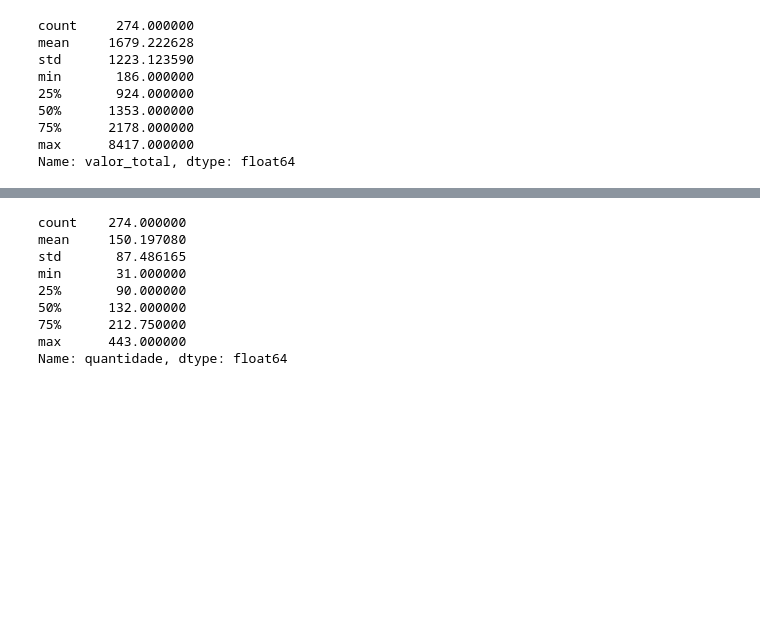
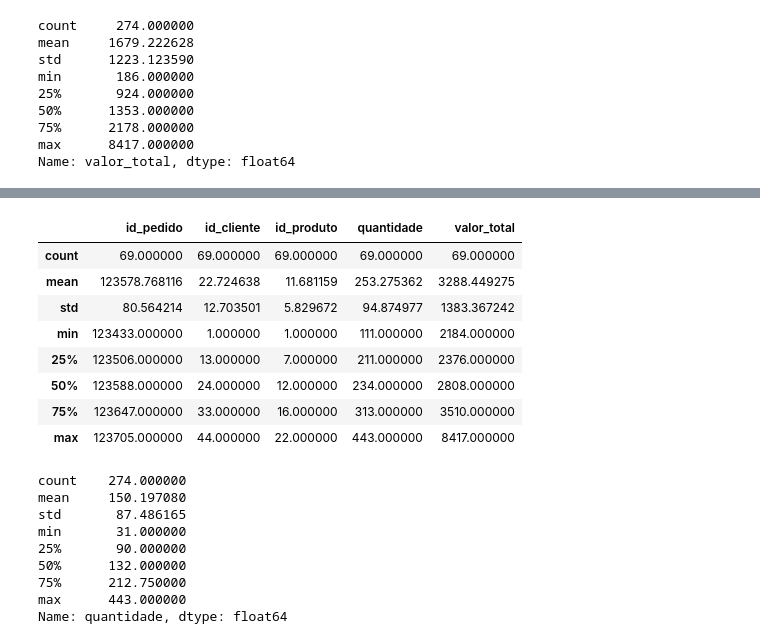
Before and after one commit to anibaltanganelli/Flora, a Jupyter notebook: flora_pratica.ipynb, the cells around one changed output, grey strips where cells are left out. Drawn from its saved outputs; the diff is of its cells as text; code cells hidden in the pictures; blank space fills up the shorter version.

```diff
--- a/flora_pratica.ipynb
+++ b/flora_pratica.ipynb
@@ -222,3 +235,19 @@ Name: valor_total, dtype: float64
+# %%
+q3 = pedidos['valor_total'].quantile(0.75)
+quartil_superior_VT = pedidos[pedidos['valor_total'] >= q3]
+quartil_superior_VT
+# %%
+quartil_superior_VT.describe()
+# %% [output]
+|  | id_pedido | id_cliente | id_produto | quantidade | valor_total |
+| count | 69.000000 | 69.000000 | 69.000000 | 69.000000 | 69.000000 |
+| mean | 123578.768116 | 22.724638 | 11.681159 | 253.275362 | 3288.449275 |
+| std | 80.564214 | 12.703501 | 5.829672 | 94.874977 | 1383.367242 |
+| min | 123433.000000 | 1.000000 | 1.000000 | 111.000000 | 2184.000000 |
+| 25% | 123506.000000 | 13.000000 | 7.000000 | 211.000000 | 2376.000000 |
+| 50% | 123588.000000 | 24.000000 | 12.000000 | 234.000000 | 2808.000000 |
+| 75% | 123647.000000 | 33.000000 | 16.000000 | 313.000000 | 3510.000000 |
+| max | 123705.000000 | 44.000000 | 22.000000 | 443.000000 | 8417.000000 |
 # %%
 pedidos['quantidade'].describe()
 # %% [output]
```
Also changed, not shown: parts of 4 cells of this notebook.
